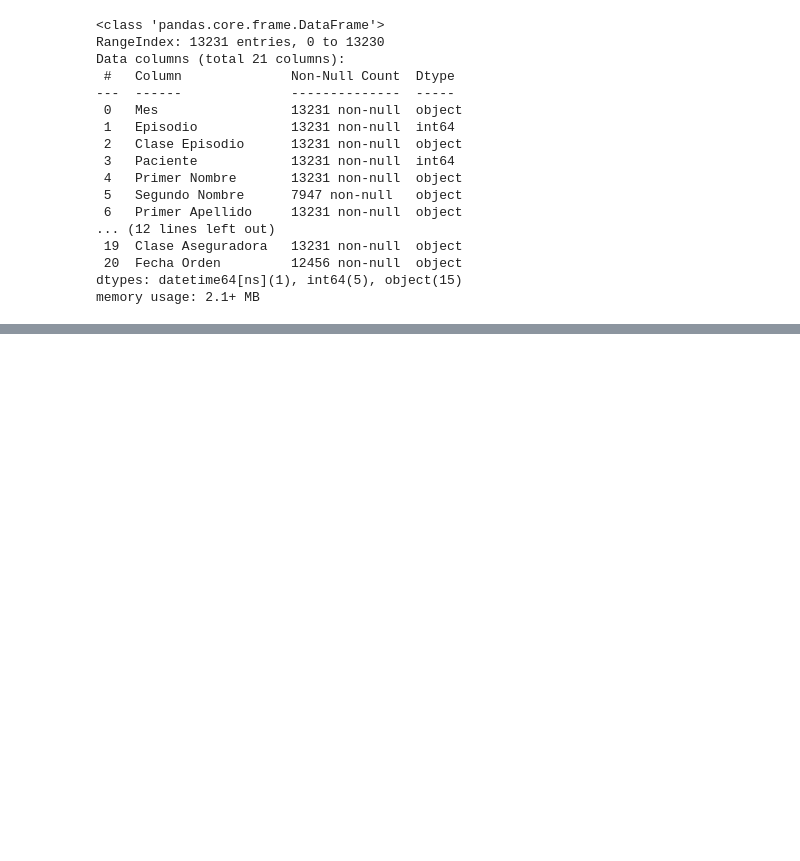
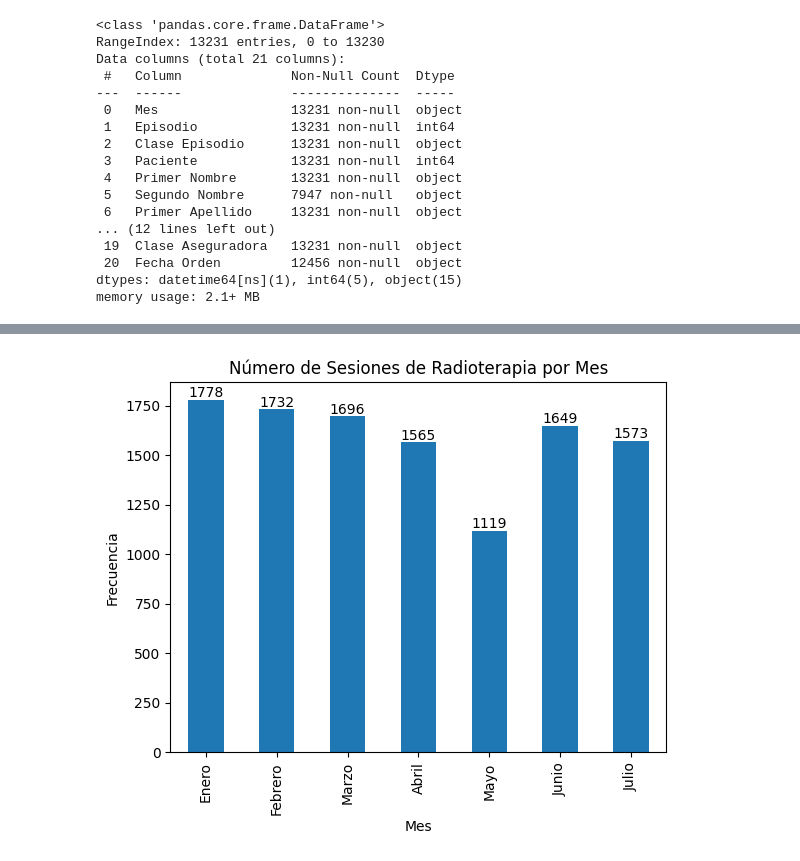
Before and after one commit to DavidD95/Clase_ADA_2024, a Jupyter notebook: Proyecto_ClaseEDA.ipynb, the cells around one changed output, grey strips where cells are left out. Drawn from its saved outputs; the diff is of its cells as text; code cells hidden in the pictures; blank space fills up the shorter version.

```diff
--- a/Proyecto_ClaseEDA.ipynb
+++ b/Proyecto_ClaseEDA.ipynb
@@ -127,0 +130,3 @@ Note: you may need to restart the kernel to use updated packages.
+# %%
+filtered_df = df[df['Nombre Prestación'] == 'SESION RADIOTERAPIA']
+filtered_df.head(5)
@@ -127,0 +141,3 @@ Note: you may need to restart the kernel to use updated packages.
+# %%
+nombre_prestacion_frequencies_by_month = filtered_df.groupby(['Mes', 'Nombre Prestación']).size().reset_index(name='Frecuencia')
+nombre_prestacion_frequencies_by_month
@@ -127,0 +153,19 @@ Note: you may need to restart the kernel to use updated packages.
+# %%
+# Set the order of the months
+month_order = ['Enero', 'Febrero', 'Marzo', 'Abril', 'Mayo', 'Junio', 'Julio']
+
+nombre_prestacion_frequencies_by_month.plot(x='Mes', y='Frecuencia', kind='bar', xticks=range(len(month_order)))
+plt.xticks(range(len(month_order)), month_order)
+plt.xlabel('Mes')
+plt.ylabel('Frecuencia')
+plt.title('Número de Sesiones de Radioterapia por Mes')
+
+# Set labels for the bars
+for i, value in enumerate(nombre_prestacion_frequencies_by_month['Frecuencia']):
+    plt.text(i, value, str(value), ha='center', va='bottom')
+
+# Remove the legend
+plt.legend().remove()
+plt.show()
+# %% [output]
+[figure, added]
```
Also changed, not shown: parts of 5 cells of this notebook.
